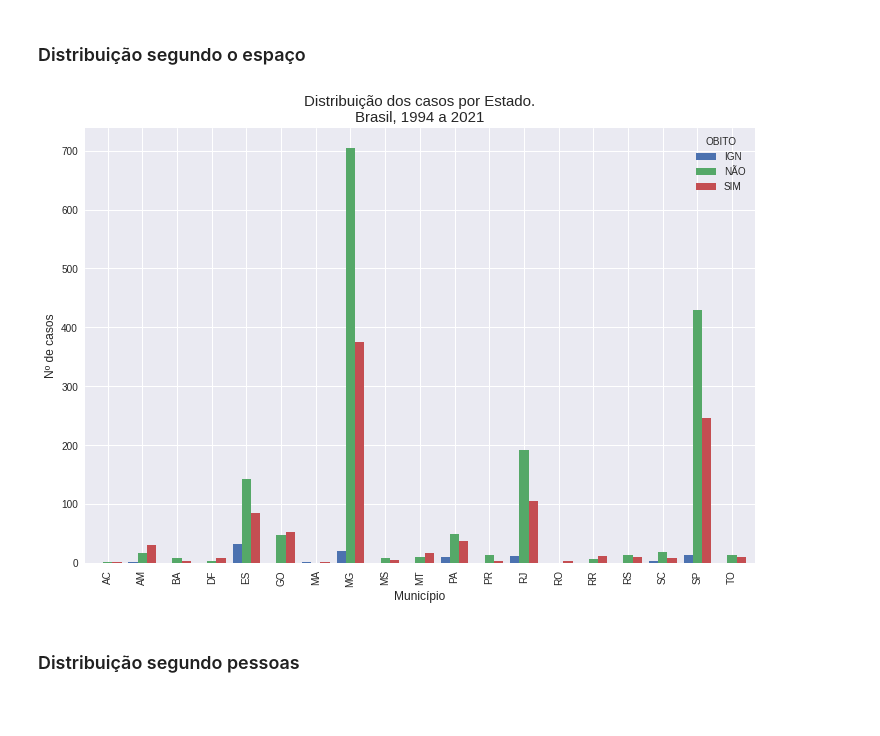
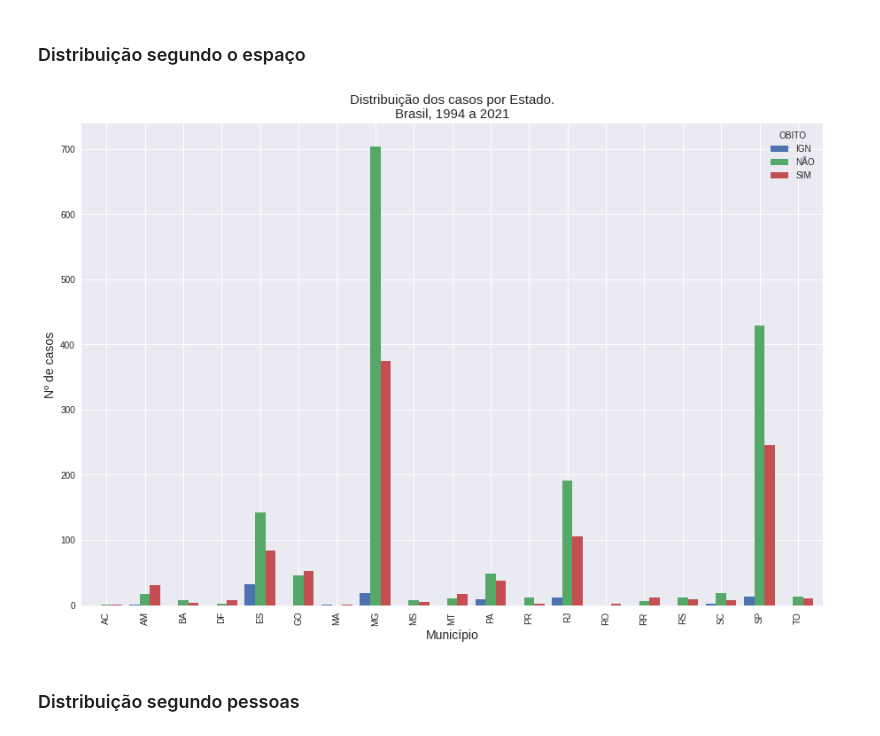
Before and after one commit to pedrosena138/if1007-tasi4, a Jupyter notebook: Analise_de_casos_de_febre_amarela_em_humanos.ipynb, the cells around one changed output. Saved outputs shown, nothing was run; the diff lists cells and outputs as text; code cells hidden in the pictures; blank space fills up the shorter version.

```diff
--- a/Analise_de_casos_de_febre_amarela_em_humanos.ipynb
+++ b/Analise_de_casos_de_febre_amarela_em_humanos.ipynb
@@ -186,7 +186,7 @@ memory usage: 5.5+ MB
 # %% [markdown]
 ## Tratamento de Dados
 # %%
-def converte_age_type(elm):
+def convert_age_type(elm):
     try:
         e = elm.replace(',', '.')
         return e
@@ -210,7 +210,7 @@ def lethality_rate(row):
     result = (row['SIM'] / cases) * 100
     return round(result, 2)
 
-df_cases['IDADE'] = df_cases['IDADE'].apply(converte_age_type).astype('float32')
+df_cases['IDADE'] = df_cases['IDADE'].apply(convert_age_type).astype('float32')
 df_cases.rename(columns={'ANO_IS': 'ANO'}, inplace=True)
 df_cases['ANO'] = df_cases['ANO'].astype('int64')
 
@@ -273,13 +297,13 @@ plt.show()
 # %% [markdown]
 ### Distribuição segundo o espaço
 # %%
-uf = df_cases.groupby(['UF_LPI', 'OBITO']).size().unstack().plot(kind='bar', figsize=(12, 8), width=.8)
+uf = df_cases.groupby(['UF_LPI', 'OBITO']).size().unstack().plot(kind='bar', label=['Ign', 'Cura', 'Óbito'], figsize=(15, 10), width=.8)
 plt.title('Distribuição dos casos por Estado.\nBrasil, 1994 a 2021', fontsize=15)
-plt.ylabel('Nº de casos', fontsize=12)
-plt.xlabel('Município', fontsize=12)
+plt.ylabel('Nº de casos', fontsize=14)
+plt.xlabel('Município', fontsize=14)
 plt.show()
 # %% [output]
-[figure, old version]
+[figure, new version]
 # %% [markdown]
 ### Distribuição segundo pessoas
 # %%
```
Also changed, not shown: parts of 4 cells of this notebook.
